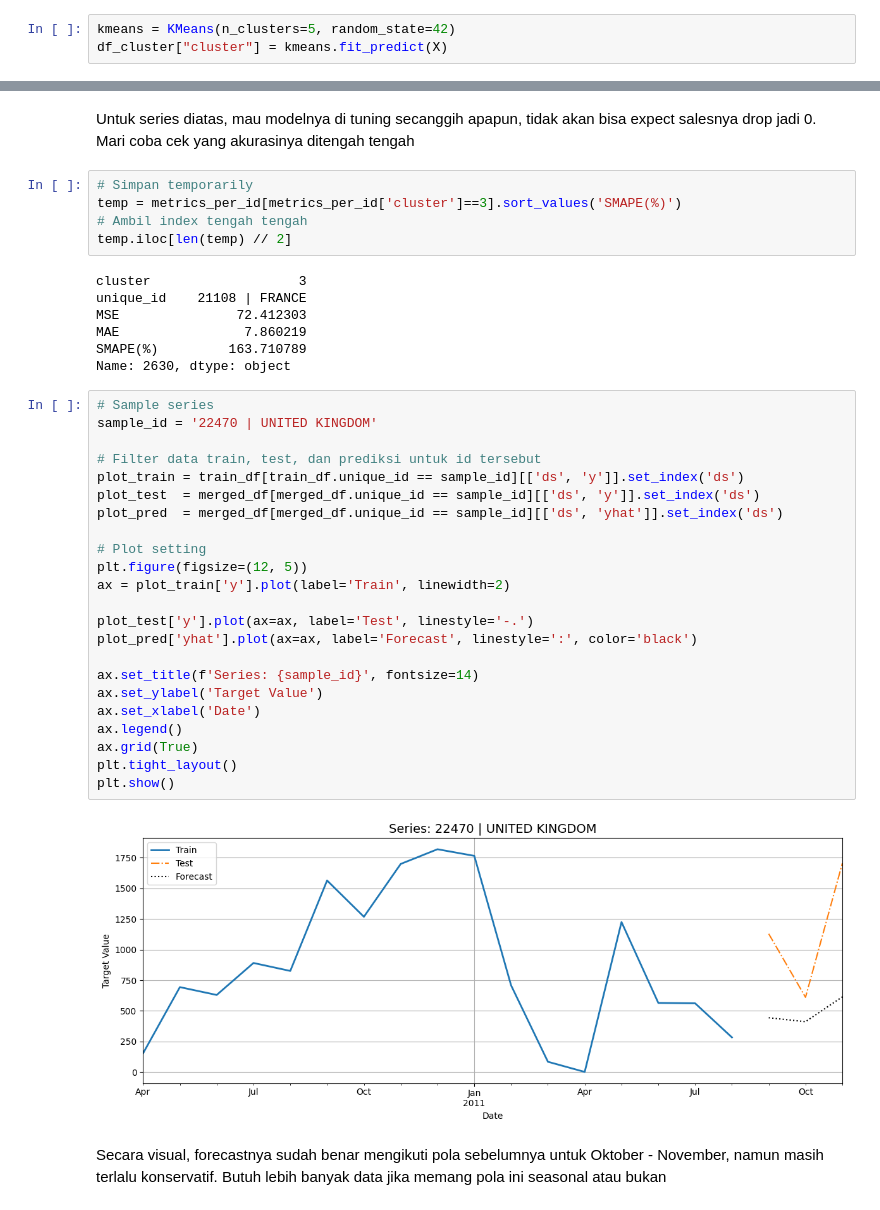
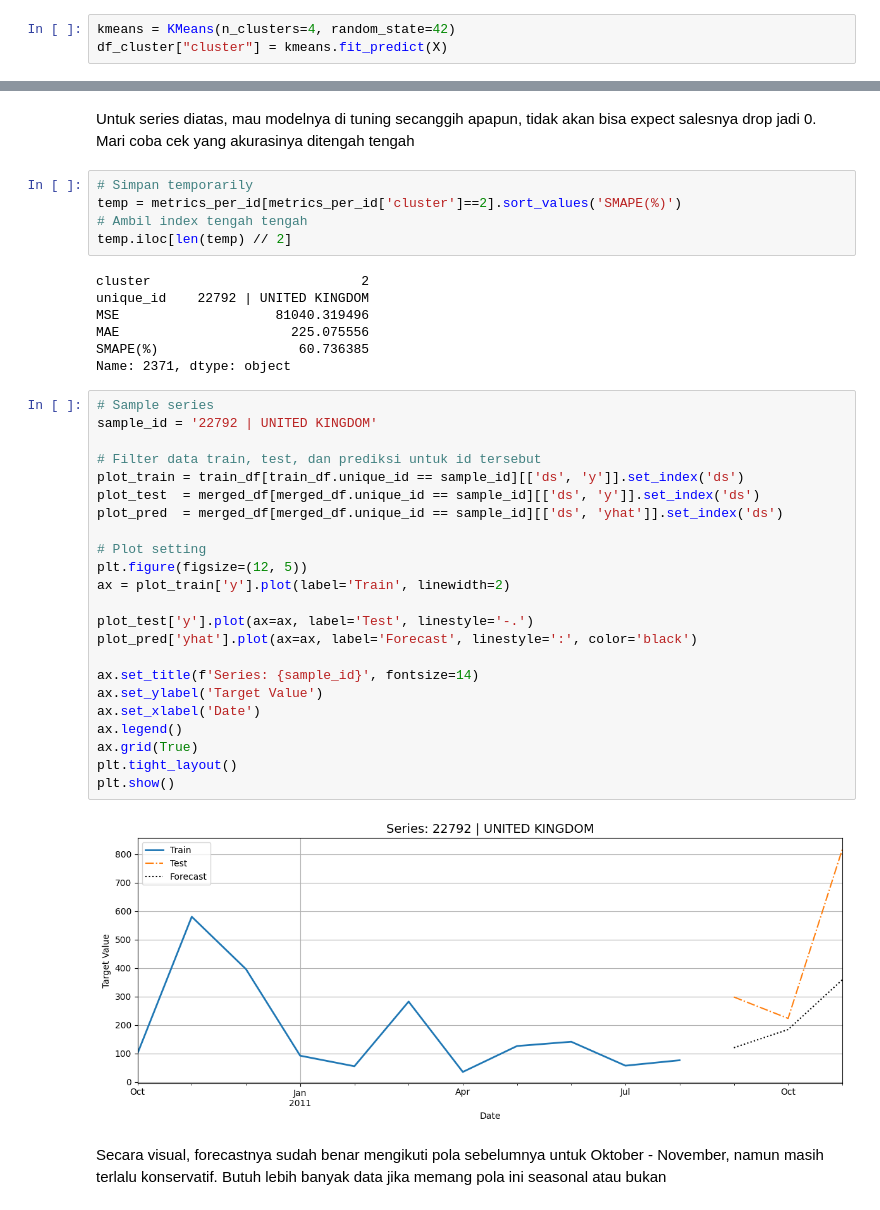
Before and after one commit to faathirchikal/kalbe-python-workshop-2025, a Jupyter notebook: 04_forecasting.ipynb, the cells around one changed output, grey strips where cells are left out. Drawn from its saved outputs; the diff is of its cells as text.

```diff
--- a/04_forecasting.ipynb
+++ b/04_forecasting.ipynb
@@ -193,5 +189,5 @@ Sepertinya 5 Cluster adalah angka yang paling cocok
 # %%
-kmeans = KMeans(n_clusters=5, random_state=42)
+kmeans = KMeans(n_clusters=4, random_state=42)
 df_cluster["cluster"] = kmeans.fit_predict(X)
 # %%
 # Dapatkan mean value dari masing masing fitur untuk tiap cluster
@@ -451,41 +446,41 @@ plt.show()
 Untuk series diatas, mau modelnya di tuning secanggih apapun, tidak akan bisa expect salesnya drop jadi 0. Mari coba cek yang akurasinya ditengah tengah
 # %%
 # Simpan temporarily
-temp = metrics_per_id[metrics_per_id['cluster']==3].sort_values('SMAPE(%)')
+temp = metrics_per_id[metrics_per_id['cluster']==2].sort_values('SMAPE(%)')
 # Ambil index tengah tengah
 temp.iloc[len(temp) // 2]
 # %% [output]
-cluster                   3
-unique_id    21108 | FRANCE
-MSE               72.412303
-MAE                7.860219
-SMAPE(%)         163.710789
-Name: 2630, dtype: object
+cluster                           2
+unique_id    22792 | UNITED KINGDOM
+MSE                    81040.319496
+MAE                      225.075556
+SMAPE(%)                  60.736385
+Name: 2371, dtype: object
 # %%
 # Sample series
-sample_id = '22470 | UNITED KINGDOM'
+sample_id = '22792 | UNITED KINGDOM'
 
 # Filter data train, test, dan prediksi untuk id tersebut
 plot_train = train_df[train_df.unique_id == sample_id][['ds', 'y']].set_index('ds')
 plot_test  = merged_df[merged_df.unique_id == sample_id][['ds', 'y']].set_index('ds')
 plot_pred  = merged_df[merged_df.unique_id == sample_id][['ds', 'yhat']].set_index('ds')
 
 # Plot setting
 plt.figure(figsize=(12, 5))
 ax = plot_train['y'].plot(label='Train', linewidth=2)
 
 plot_test['y'].plot(ax=ax, label='Test', linestyle='-.')
 plot_pred['yhat'].plot(ax=ax, label='Forecast', linestyle=':', color='black')
 
 ax.set_title(f'Series: {sample_id}', fontsize=14)
 ax.set_ylabel('Target Value')
 ax.set_xlabel('Date')
 ax.legend()
 ax.grid(True)
 plt.tight_layout()
 plt.show()
 # %% [output]
-[figure, old version]
+[figure, new version]
 # %% [markdown]
 Secara visual, forecastnya sudah benar mengikuti pola sebelumnya untuk Oktober - November, namun masih terlalu konservatif. Butuh lebih banyak data jika memang pola ini seasonal atau bukan
 # %% [markdown]
```
Also changed, not shown: parts of 14 cells of this notebook.
